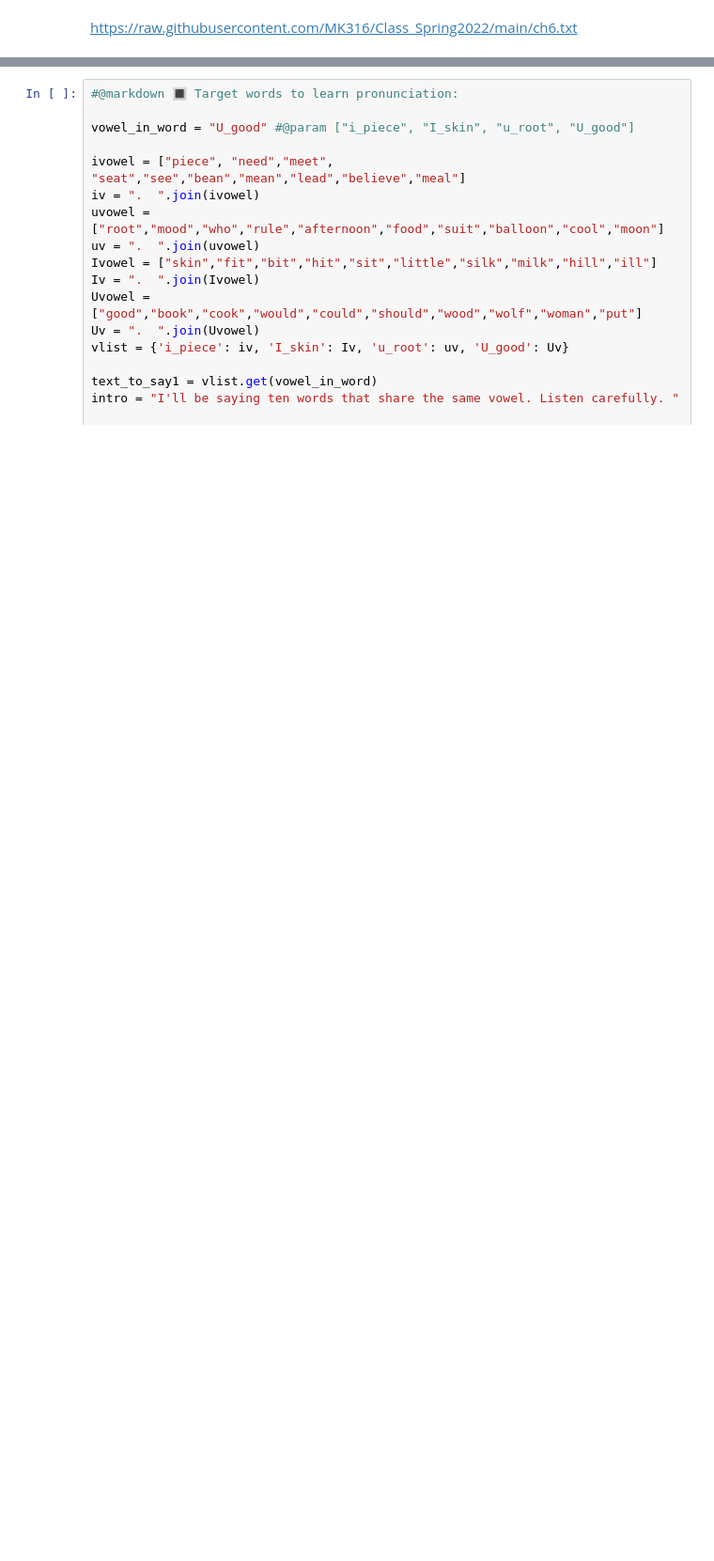
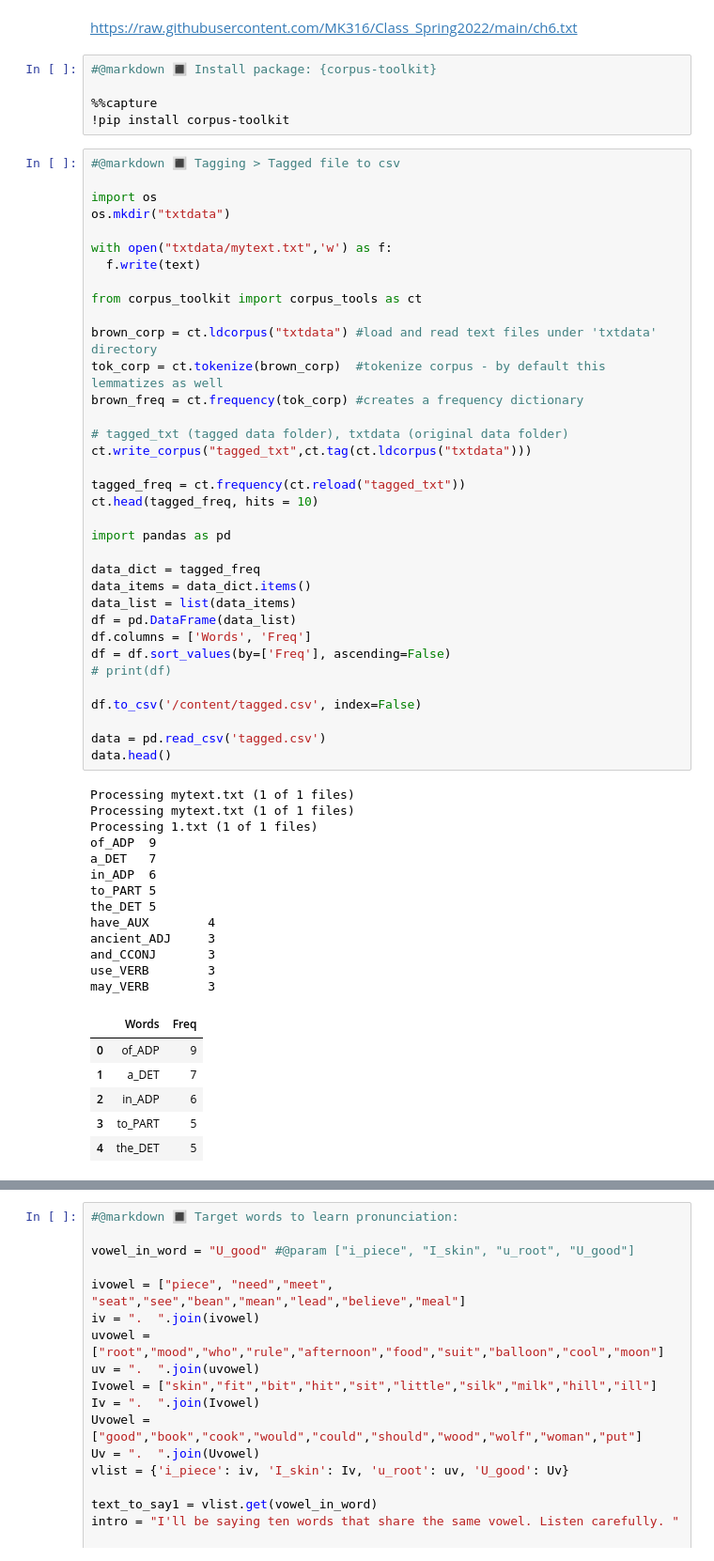
Before and after one commit to MK316/Class_Spring2022, a Jupyter notebook: Week09.ipynb, the cells around one changed output, grey strips where cells are left out. Shown at 94% size. Cells and saved outputs as stored; diff of their text form; blank space fills up the shorter version.

```diff
--- a/Week09.ipynb
+++ b/Week09.ipynb
@@ -78,6 +80,66 @@ def tts(mytext):
   return Audio("mytext.wav")
 # %% [markdown]
 https://raw.githubusercontent.com/MK316/Class_Spring2022/main/ch6.txt
+# %%
+#@markdown 🔳 Install package: {corpus-toolkit}
+
+%%capture
+!pip install corpus-toolkit
+# %%
+#@markdown 🔳 Tagging > Tagged file to csv
+
+import os
+os.mkdir("txtdata")
+
+with open("txtdata/mytext.txt",'w') as f:
+  f.write(text)
+
+from corpus_toolkit import corpus_tools as ct
+
+brown_corp = ct.ldcorpus("txtdata") #load and read text files under 'txtdata' directory
+tok_corp = ct.tokenize(brown_corp)  #tokenize corpus - by default this lemmatizes as well
+brown_freq = ct.frequency(tok_corp) #creates a frequency dictionary
+
+# tagged_txt (tagged data folder), txtdata (original data folder)
+ct.write_corpus("tagged_txt",ct.tag(ct.ldcorpus("txtdata")))
+
+tagged_freq = ct.frequency(ct.reload("tagged_txt"))
+ct.head(tagged_freq, hits = 10)
+
+import pandas as pd
+
+data_dict = tagged_freq
+data_items = data_dict.items()
+data_list = list(data_items)
+df = pd.DataFrame(data_list)
+df.columns = ['Words', 'Freq']
+df = df.sort_values(by=['Freq'], ascending=False)
+# print(df)
+
+df.to_csv('/content/tagged.csv', index=False)
+
+data = pd.read_csv('tagged.csv')
+data.head()
+# %% [output]
+Processing mytext.txt (1 of 1 files)
+Processing mytext.txt (1 of 1 files)
+Processing 1.txt (1 of 1 files)
+of_ADP  9
+a_DET   7
+in_ADP  6
+to_PART 5
+the_DET 5
+have_AUX        4
+ancient_ADJ     3
+and_CCONJ       3
+use_VERB        3
+may_VERB        3
+|  | Words | Freq |
+| 0 | of_ADP | 9 |
+| 1 | a_DET | 7 |
+| 2 | in_ADP | 6 |
+| 3 | to_PART | 5 |
+| 4 | the_DET | 5 |
 # %%
 #@markdown 🔳 Import packages: {nltk}, stopwords
 %%capture
```
Also changed, not shown: parts of 10 cells of this notebook.
